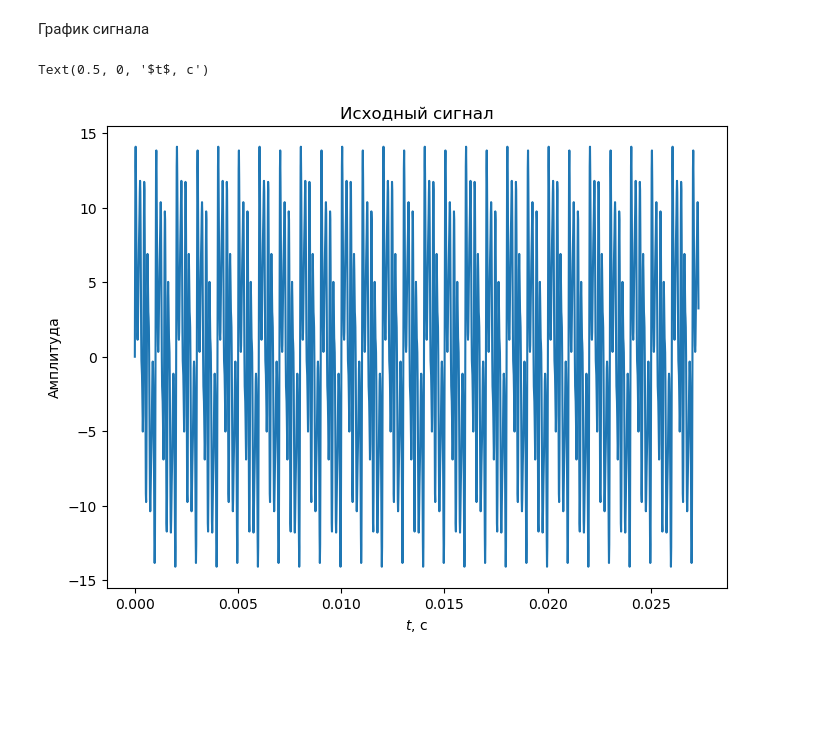
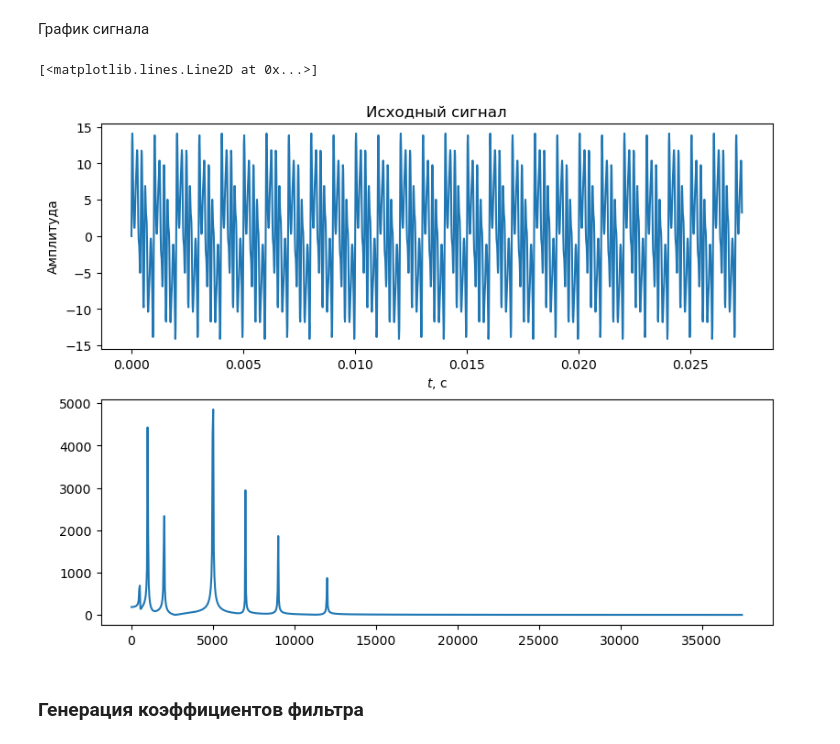
Before and after one commit to Otkuda/rtl-fir-filter, a Jupyter notebook: model/plots.ipynb, the cells around one changed output. Saved outputs shown, nothing was run; the diff lists cells and outputs as text; code cells hidden in the pictures; blank space fills up the shorter version.

Commit message:
Update plots

```diff
--- a/model/plots.ipynb
+++ b/model/plots.ipynb
@@ -29,13 +32,16 @@ for (f, a) in freqParts.items():
 График сигнала
 # %%
 x = np.linspace(0, 1/samplingF*n, n)
-fig, ax = plt.subplots(1, 1, figsize=(8, 6))
+fig, (ax1, ax2) = plt.subplots(2, 1, figsize=(8, 6), layout="constrained")
 
-ax.set_title("Исходный сигнал")
-ax.set_ylabel("Амплитуда")
-ax.set_xlabel(r"$t$, c")
+ax1.set_title("Исходный сигнал")
+ax1.set_ylabel("Амплитуда")
+ax1.set_xlabel(r"$t$, c")
 
-ax.plot(x, testSignal)
+ax1.plot(x, testSignal)
+ax2.plot(fftfreq(n, 1/samplingF)[:n//2], np.abs(fft(testSignal)[:n//2]))
 # %% [output]
-Text(0.5, 0, '$t$, c')
+[<matplotlib.lines.Line2D at 0x...>]
-[figure, old version]
+[figure, new version]
+# %% [markdown]
+### Генерация коэффициентов фильтра
```
Also changed, not shown: parts of 8 cells of this notebook.
